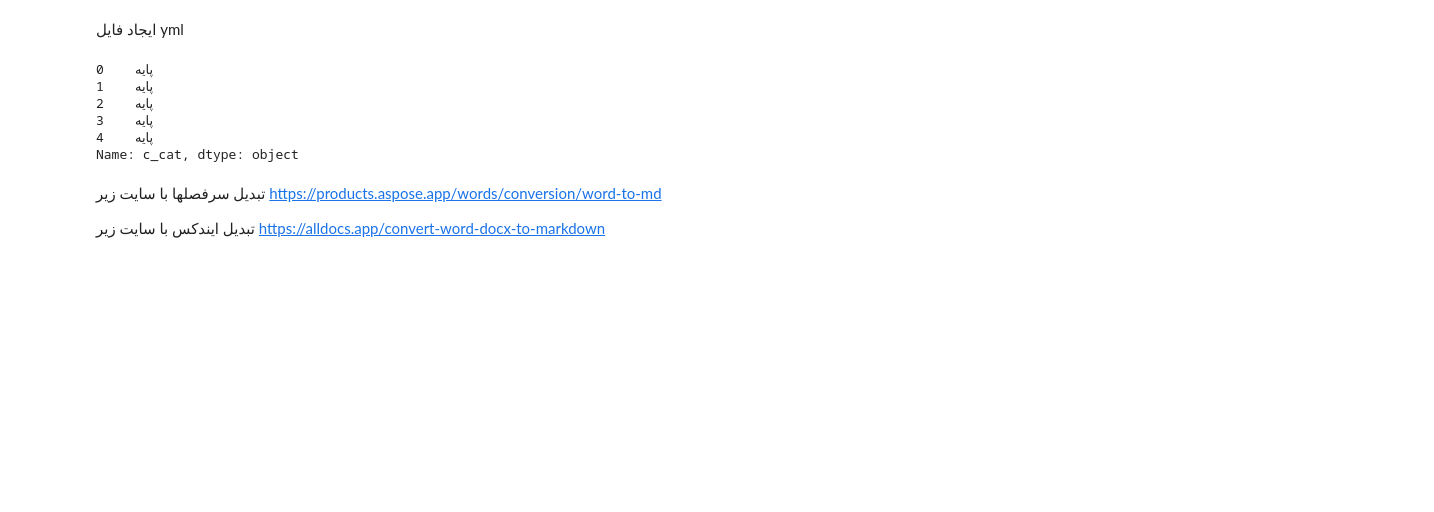
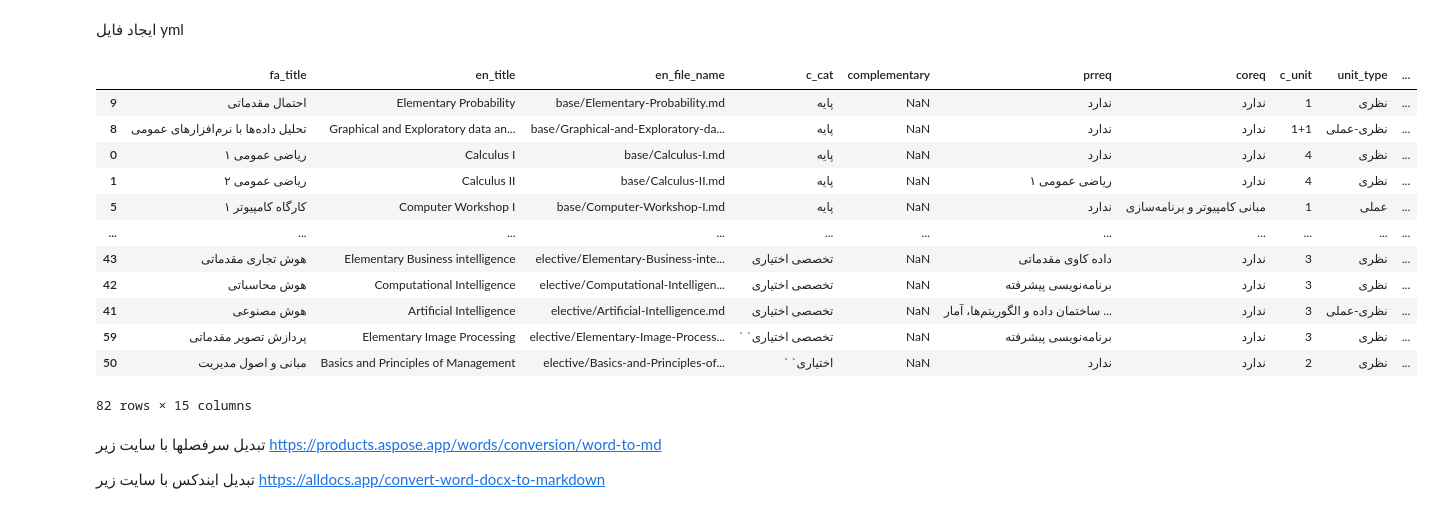
Before and after one commit to mamintoosi/mkdocs-base, a Jupyter notebook: docs/md2md.ipynb, the cells around one changed output. Cells and saved outputs as stored; diff of their text form; code cells hidden in the pictures; blank space fills up the shorter version.

```diff
--- a/docs/md2md.ipynb
+++ b/docs/md2md.ipynb
@@ -322,14 +330,22 @@ df_sorted = df_temp.sort_values(by = 'c_cat', ascending=[False], kind = 'mergeso
 # df_sorted
 # %%
 df['c_cat'].head()
+df_sorted
 # locale.strxfrm('پایه') < locale.strxfrm('ان')
 # %% [output]
+|  | fa_title | en_title | en_file_name | c_cat | complementary | prreq | coreq | c_unit | unit_type | ... |
+| 9 | احتمال م‍قدماتی | Elementary Probability | base/Elementary-Probability.md | پایه | NaN | ندارد | ندارد | 1 | نظری | ... |
+| 8 | تحلیل داده‌ها با نرم‌افزارهای عمومی | Graphical and Exploratory data an... | base/Graphical-and-Exploratory-da... | پایه | NaN | ندارد | ندارد | 1+1 | نظری-عملی | ... |
+| 0 | ریاضی عمومی ۱ | Calculus I | base/Calculus-I.md | پایه | NaN | ندارد | ندارد | 4 | نظری | ... |
+| 1 | ریاضی عمومی ۲ | Calculus II | base/Calculus-II.md | پایه | NaN | ریاضی عمومی ۱ | ندارد | 4 | نظری | ... |
+| 5 | کارگاه کامپیوتر ۱ | Computer Workshop I | base/Computer-Workshop-I.md | پایه | NaN | ندارد | مبانی کامپیوتر و برنامه‌سازی | 1 | عملی | ... |
+| ... | ... | ... | ... | ... | ... | ... | ... | ... | ... | ... |
+| 43 | هوش تجاری مقدماتی | Elementary Business intelligence | elective/Elementary-Business-inte... | تخصصی اختیاری | NaN | داده کاوی مقدماتی | ندارد | 3 | نظری | ... |
+| 42 | هوش محاسباتی | Computational Intelligence | elective/Computational-Intelligen... | تخصصی اختیاری | NaN | برنامه‌نویسی پیشرفته | ندارد | 3 | نظری | ... |
+| 41 | هوش مصنوعی | Artificial Intelligence | elective/Artificial-Intelligence.md | تخصصی اختیاری | NaN | ساختمان داده و الگوریتم‌ها، آمار ... | ندارد | 3 | نظری-عملی | ... |
+| 59 | پردازش تصویر مقدماتی | Elementary Image Processing | elective/Elementary-Image-Process... | ` `تخصصی اختیاری | NaN | برنامه‌نویسی پیشرفته | ندارد | 3 | نظری | ... |
+| 50 | مبانی و اصول مدیریت | Basics and Principles of Management | elective/Basics-and-Principles-of... | ` `اختیاری | NaN | ندارد | ندارد | 2 | نظری | ... |
-0    پایه
-1    پایه
-2    پایه
-3    پایه
-4    پایه
-Name: c_cat, dtype: object
+82 rows × 15 columns
 # %%
 yml_file_name = '../mkdocs.yml'
 yml_writer = open(yml_file_name, 'w')
```
Also changed, not shown: parts of 8 cells of this notebook, 48 other files.
